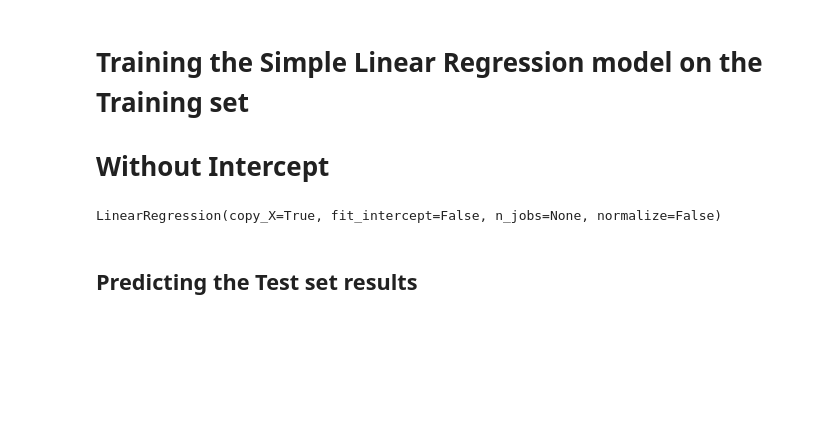
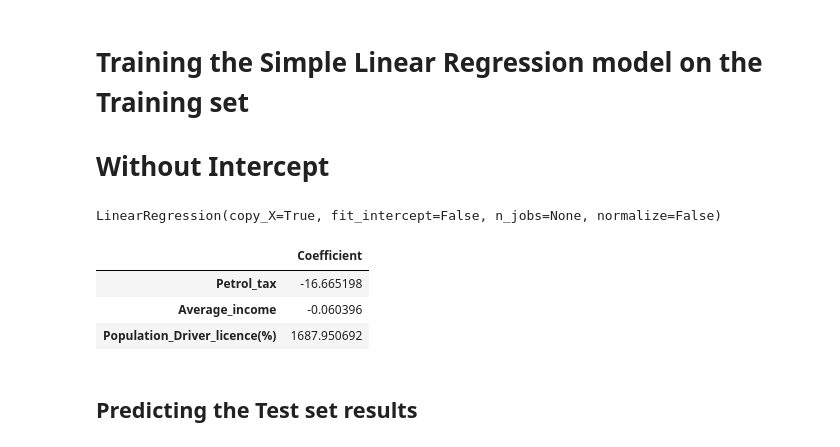
Before and after one commit to BineetaMishra/Machine-Learning, a Jupyter notebook: Learnbay/LinearRegressionModel/Linear regression - Petrol consumption_sklearn.ipynb, the cells around one changed output. Cells and saved outputs as stored; diff of their text form; code cells hidden in the pictures; blank space fills up the shorter version.

```diff
--- a/Learnbay/LinearRegressionModel/Linear regression - Petrol consumption_sklearn.ipynb
+++ b/Learnbay/LinearRegressionModel/Linear regression - Petrol consumption_sklearn.ipynb
@@ -142,13 +149,21 @@ Mean Absolute percentage error: 9.246450233883316
 # Without Intercept
 # %%
 from sklearn.model_selection import train_test_split
-X_train, X_test, y_train, y_test = train_test_split(X, y, test_size=0.2,random_state=456)
+X_train1, X_test1, y_train1, y_test1 = train_test_split(X, y, test_size=0.2,random_state=456)
 # %%
 from sklearn.linear_model import LinearRegression
 regressor = LinearRegression(fit_intercept=False)
-regressor.fit(X_train, y_train)
+regressor.fit(X_train1, y_train1)
 # %% [output]
 LinearRegression(copy_X=True, fit_intercept=False, n_jobs=None, normalize=False)
+# %%
+coeff_df = pd.DataFrame(regressor.coef_, X.columns, columns=['Coefficient'])
+coeff_df
+# %% [output]
+|  | Coefficient |
+| Petrol_tax | -16.665198 |
+| Average_income | -0.060396 |
+| Population_Driver_licence(%) | 1687.950692 |
 # %% [markdown]
 ## Predicting the Test set results
 # %%
```
Also changed, not shown: parts of 15 cells of this notebook.
